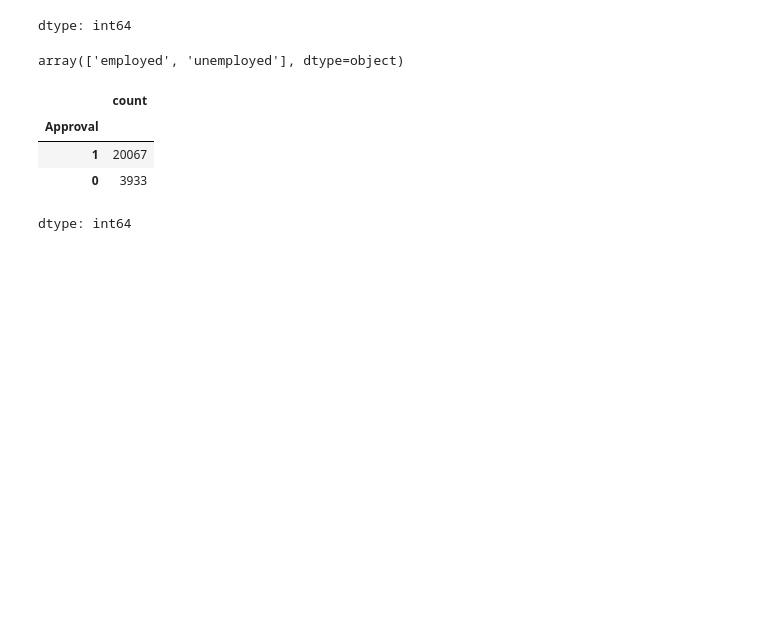
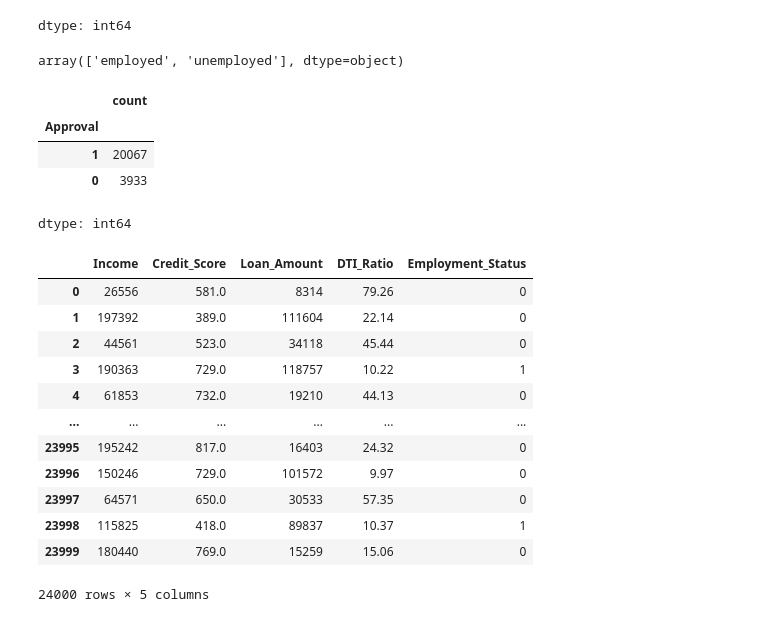
Before and after one commit to salih-salu/Loan_Approval_prediction_Machine_learning, a Jupyter notebook: Load_approval_prediction.ipynb, the cells around one changed output. Drawn from its saved outputs; the diff is of its cells as text; code cells hidden in the pictures; blank space fills up the shorter version.

```diff
--- a/Load_approval_prediction.ipynb
+++ b/Load_approval_prediction.ipynb
@@ -111,3 +111,20 @@ df['Approval'].value_counts()
 | 1 | 20067 |
 | 0 | 3933 |
 dtype: int64
+# %%
+X = df.iloc[:, :-1]
+X
+# %% [output]
+|  | Income | Credit_Score | Loan_Amount | DTI_Ratio | Employment_Status |
+| 0 | 26556 | 581.0 | 8314 | 79.26 | 0 |
+| 1 | 197392 | 389.0 | 111604 | 22.14 | 0 |
+| 2 | 44561 | 523.0 | 34118 | 45.44 | 0 |
+| 3 | 190363 | 729.0 | 118757 | 10.22 | 1 |
+| 4 | 61853 | 732.0 | 19210 | 44.13 | 0 |
+| ... | ... | ... | ... | ... | ... |
+| 23995 | 195242 | 817.0 | 16403 | 24.32 | 0 |
+| 23996 | 150246 | 729.0 | 101572 | 9.97 | 0 |
+| 23997 | 64571 | 650.0 | 30533 | 57.35 | 0 |
+| 23998 | 115825 | 418.0 | 89837 | 10.37 | 1 |
+| 23999 | 180440 | 769.0 | 15259 | 15.06 | 0 |
+24000 rows × 5 columns
```
Also changed, not shown: parts of 24 cells of this notebook.
